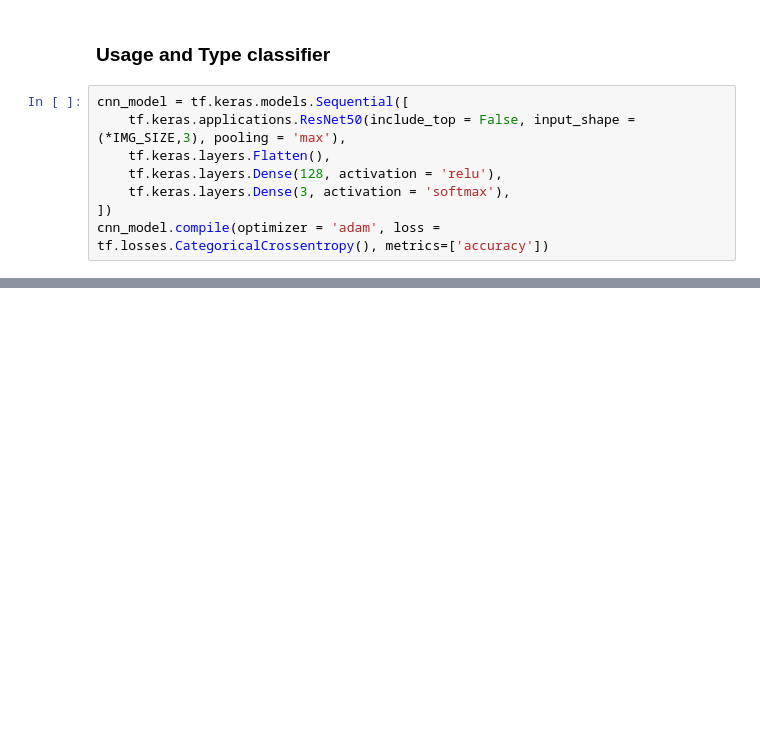
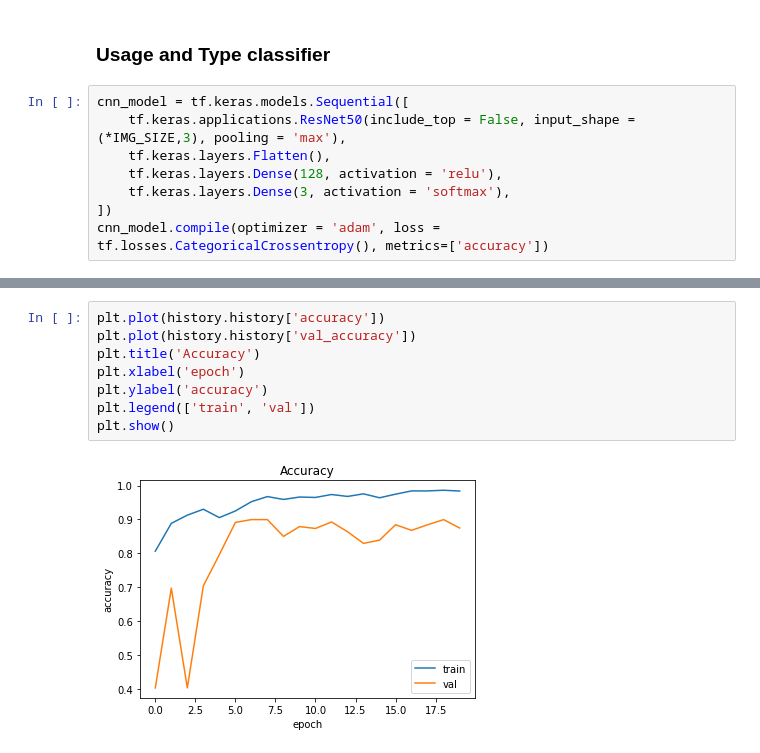
Before and after one commit to roginalddc22/FaceMaskDetectionClassification, a Jupyter notebook: CNN Framework/CNN_Model.ipynb, the cells around one changed output, grey strips where cells are left out. Cells and saved outputs as stored; diff of their text form; blank space fills up the shorter version.

```diff
--- a/CNN Framework/CNN_Model.ipynb
+++ b/CNN Framework/CNN_Model.ipynb
@@ -111,0 +132,10 @@ history = cnn_model.fit(train_ds, validation_data = val_ds, epochs=10)
+# %%
+plt.plot(history.history['accuracy'])
+plt.plot(history.history['val_accuracy'])
+plt.title('Accuracy')
+plt.xlabel('epoch')
+plt.ylabel('accuracy')
+plt.legend(['train', 'val'])
+plt.show()
+# %% [output]
+[figure, added]
```
Also changed, not shown: parts of 10 cells of this notebook.
